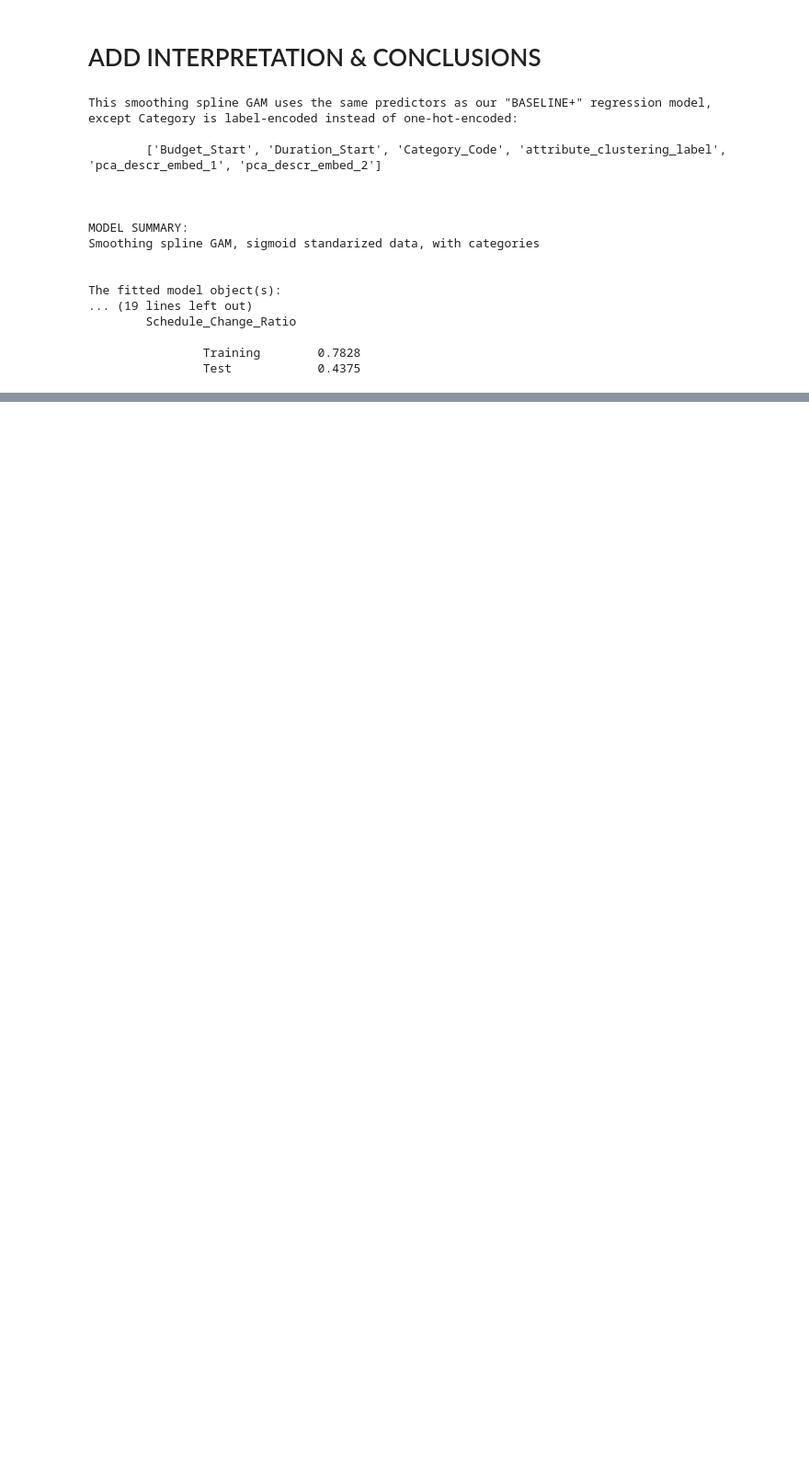
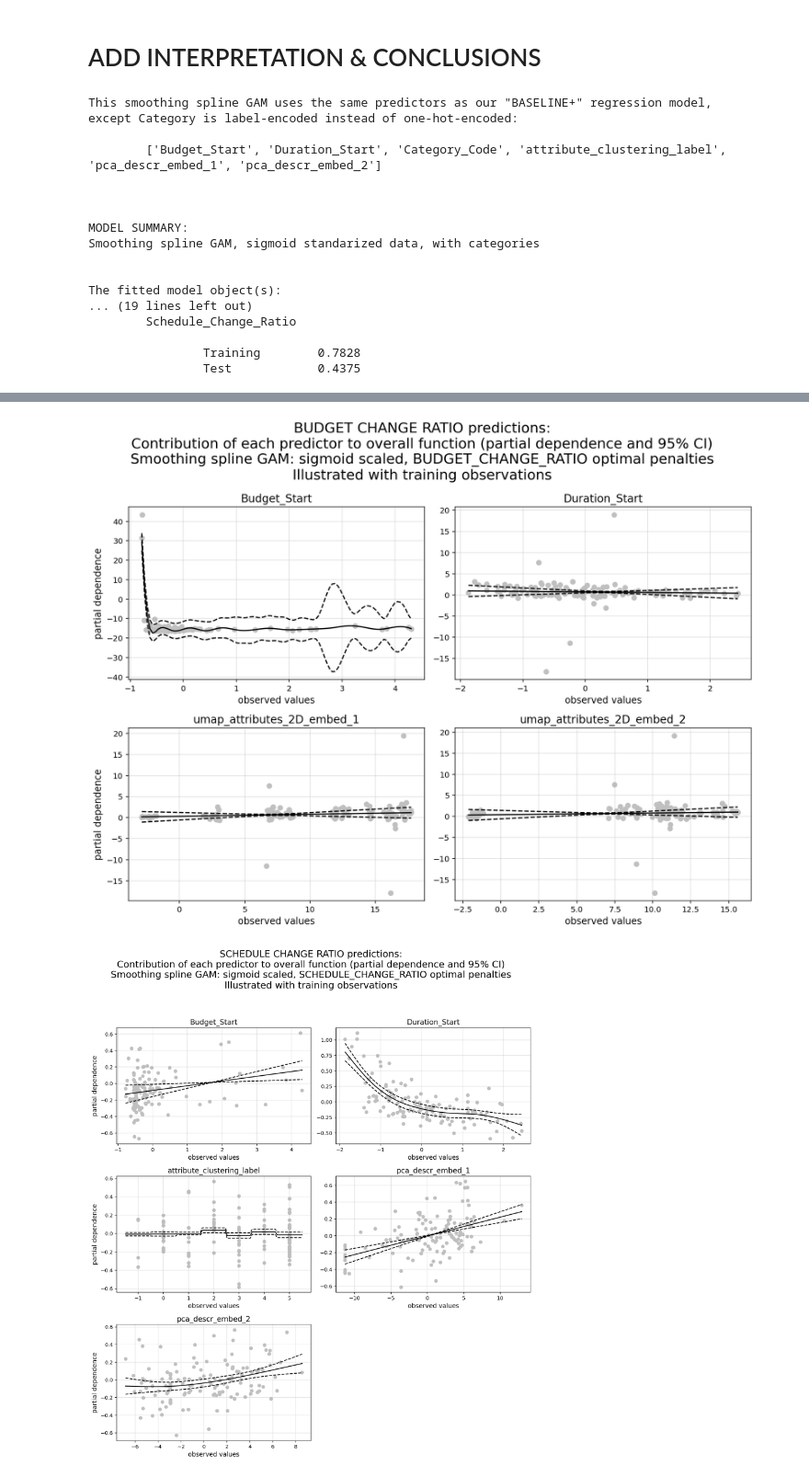
Before and after one commit to sedelmeyer/cs109b_groupproject, a Jupyter notebook: notebooks/06_smoothing_spline_models.ipynb, the cells around one changed output, grey strips where cells are left out. Shown at 92% size. Cells and saved outputs as stored; diff of their text form; code cells hidden in the pictures; blank space fills up the shorter version.

```diff
--- a/notebooks/06_smoothing_spline_models.ipynb
+++ b/notebooks/06_smoothing_spline_models.ipynb
@@ -855,13 +935,16 @@ plot_true_pred(
 # %%
 plot_gam_by_predictor(
-    model_dict=model_GAM1, model_index=0,
-    X_data=X_train_std_sig[features], y_data=y_train,
+    model_dict=model_GAM3, model_index=0,
+    X_data=X_train_std_sig[features1], y_data=y_train,
     dataset='train'
 )
 
 print()
 plot_gam_by_predictor(
-    model_dict=model_GAM2, model_index=1,
-    X_data=X_train_std_sig[features], y_data=y_train,
+    model_dict=model_GAM4, model_index=1,
+    X_data=X_train_std_sig[features2], y_data=y_train,
     dataset='train'
 )
+# %% [output]
+[figure, added]
+[figure, added]
```
Also changed, not shown: parts of 7 cells of this notebook.
